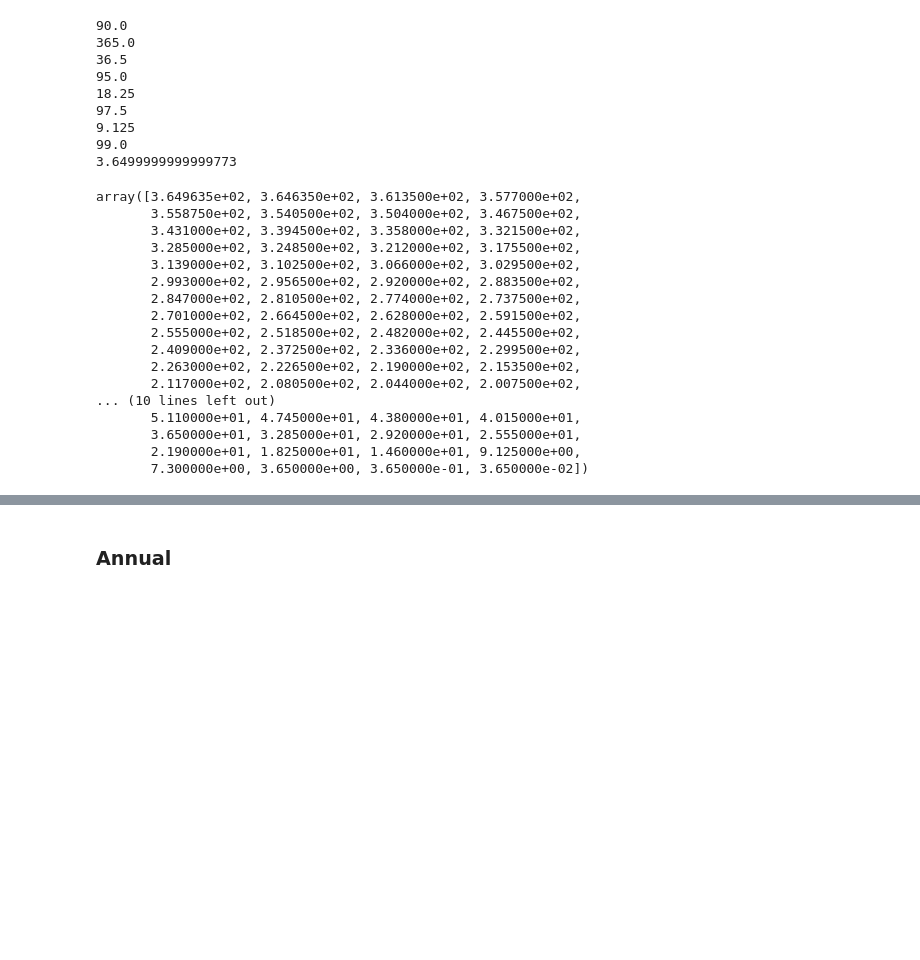
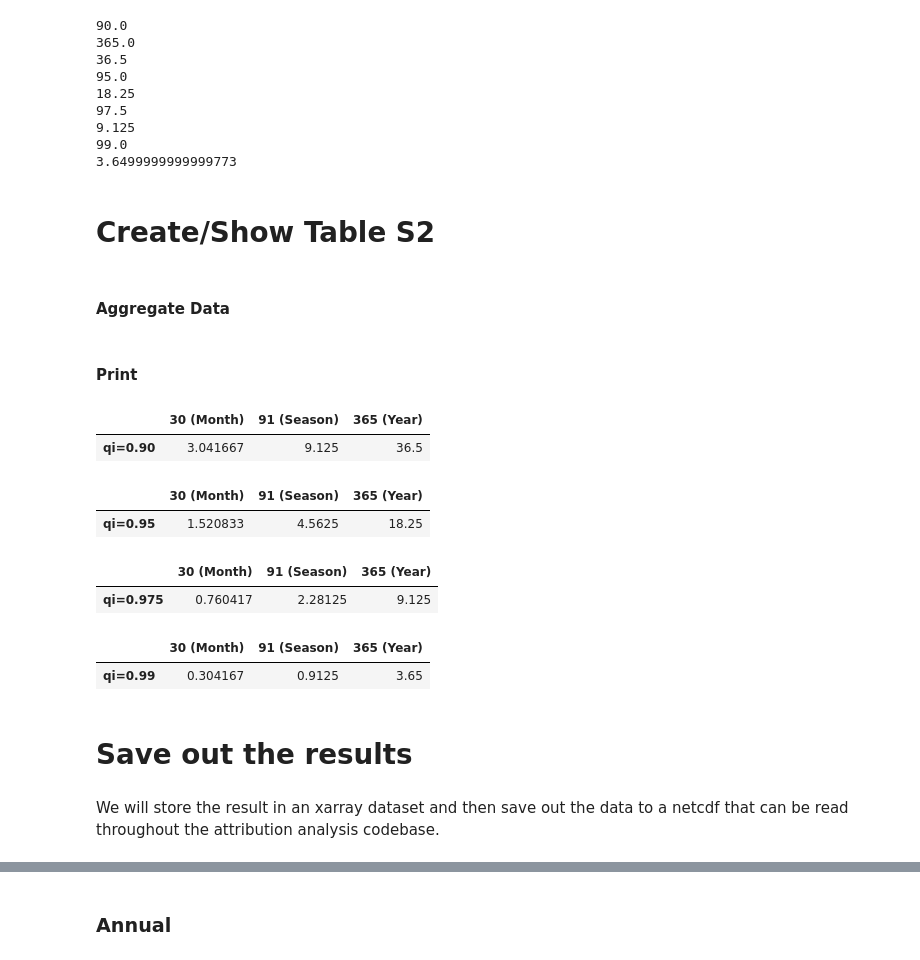
Before and after one commit to climatecentral/gilford22_attframework, a Jupyter notebook: Expected_Ndays.ipynb, the cells around one changed output, grey strips where cells are left out. Saved outputs shown, nothing was run; the diff lists cells and outputs as text; code cells hidden in the pictures; blank space fills up the shorter version.

Commit message:
Finished E(Ndays) Code+Print Table S2

```diff
--- a/Expected_Ndays.ipynb
+++ b/Expected_Ndays.ipynb
@@ -182,23 +192,52 @@ print(np.mean(annual_exceed[101]))
 9.125
 99.0
 3.6499999999999773
-# %%
-annual_exceed
-# %% [output]
-array([3.649635e+02, 3.646350e+02, 3.613500e+02, 3.577000e+02,
-       3.558750e+02, 3.540500e+02, 3.504000e+02, 3.467500e+02,
-       3.431000e+02, 3.394500e+02, 3.358000e+02, 3.321500e+02,
-       3.285000e+02, 3.248500e+02, 3.212000e+02, 3.175500e+02,
-       3.139000e+02, 3.102500e+02, 3.066000e+02, 3.029500e+02,
-       2.993000e+02, 2.956500e+02, 2.920000e+02, 2.883500e+02,
-       2.847000e+02, 2.810500e+02, 2.774000e+02, 2.737500e+02,
-       2.701000e+02, 2.664500e+02, 2.628000e+02, 2.591500e+02,
-       2.555000e+02, 2.518500e+02, 2.482000e+02, 2.445500e+02,
-       2.409000e+02, 2.372500e+02, 2.336000e+02, 2.299500e+02,
-       2.263000e+02, 2.226500e+02, 2.190000e+02, 2.153500e+02,
-       2.117000e+02, 2.080500e+02, 2.044000e+02, 2.007500e+02,
-... (10 lines left out)
-       5.110000e+01, 4.745000e+01, 4.380000e+01, 4.015000e+01,
-       3.650000e+01, 3.285000e+01, 2.920000e+01, 2.555000e+01,
-       2.190000e+01, 1.825000e+01, 1.460000e+01, 9.125000e+00,
-       7.300000e+00, 3.650000e+00, 3.650000e-01, 3.650000e-02])
+# %% [markdown]
+# Create/Show Table S2
+# %% [markdown]
+#### Aggregate Data
+# %%
+q90_dict={
+    '30 (Month)': [np.mean(mon_exceed[92])],
+    '91 (Season)': [np.mean(seas_exceed[92])],
+    '365 (Year)': [np.mean(annual_exceed[92])],
+         }
+q90df=pd.DataFrame(q90_dict,index={'qi=0.90'})
+q95_dict={
+    '30 (Month)': np.mean(mon_exceed[97]),
+    '91 (Season)': np.mean(seas_exceed[97]),
+    '365 (Year)': np.mean(annual_exceed[97]),
+         }
+q95df=pd.DataFrame(q95_dict,index={'qi=0.95'})
+q975_dict={
+    '30 (Month)': np.mean(mon_exceed[99]),
+    '91 (Season)': np.mean(seas_exceed[99]),
+    '365 (Year)': np.mean(annual_exceed[99]),
+         }
+q975df=pd.DataFrame(q975_dict,index={'qi=0.975'})
+q99_dict={
+    '30 (Month)': np.mean(mon_exceed[101]),
+    '91 (Season)': np.mean(seas_exceed[101]),
+    '365 (Year)': np.mean(annual_exceed[101]),
+         }
+q99df=pd.DataFrame(q99_dict,index={'qi=0.99'})
+# %% [markdown]
+#### Print
+# %%
+display(q90df)
+display(q95df)
+display(q975df)
+display(q99df)
+# %% [output]
+|  | 30 (Month) | 91 (Season) | 365 (Year) |
+| qi=0.90 | 3.041667 | 9.125 | 36.5 |
+|  | 30 (Month) | 91 (Season) | 365 (Year) |
+| qi=0.95 | 1.520833 | 4.5625 | 18.25 |
+|  | 30 (Month) | 91 (Season) | 365 (Year) |
+| qi=0.975 | 0.760417 | 2.28125 | 9.125 |
+|  | 30 (Month) | 91 (Season) | 365 (Year) |
+| qi=0.99 | 0.304167 | 0.9125 | 3.65 |
+# %% [markdown]
+# Save out the results
+# %% [markdown]
+We will store the result in an xarray dataset and then save out the data to a netcdf that can be read throughout the attribution analysis codebase.
```
Also changed, not shown: parts of 22 cells of this notebook, 1 other file.
